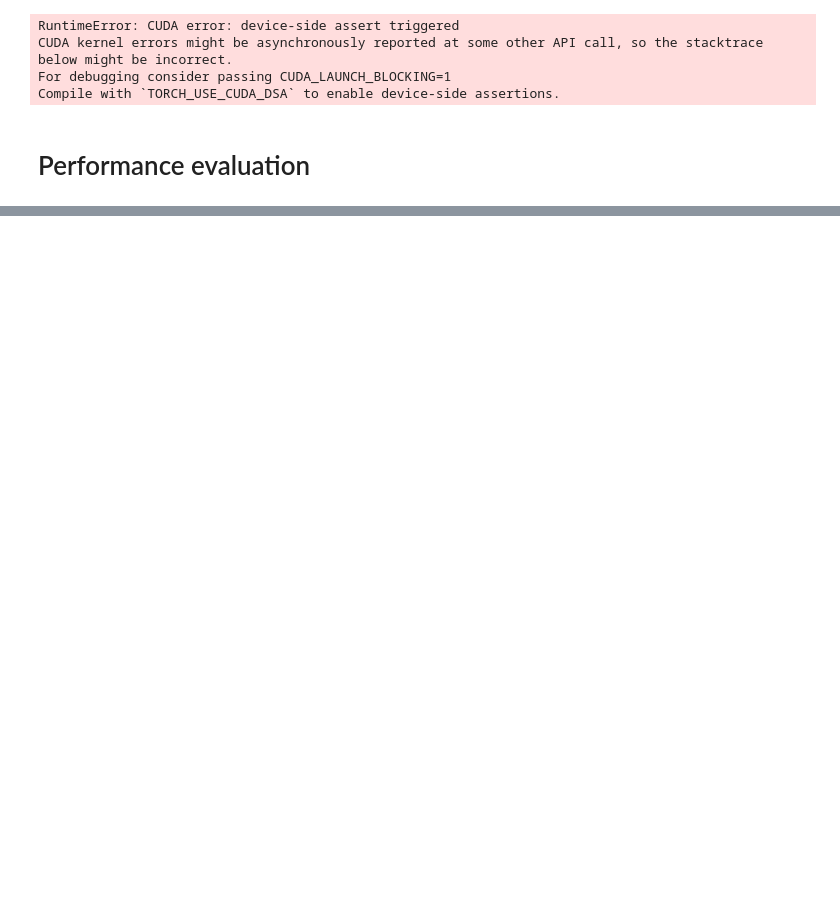
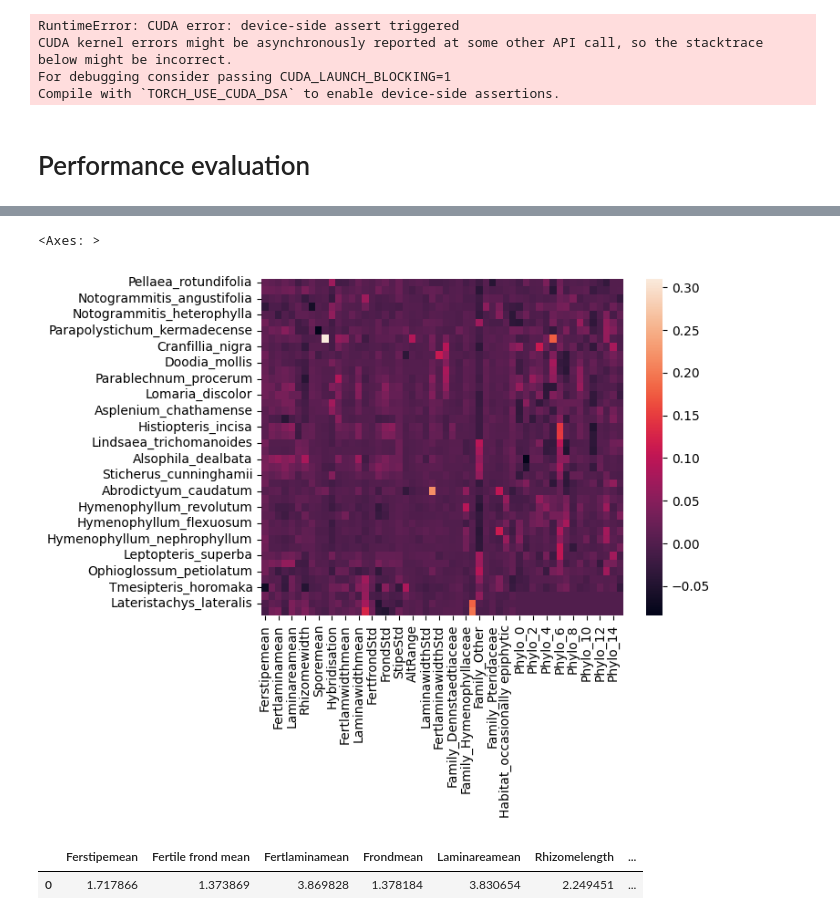
Before and after one commit to simone7monaco/newzeland-plants, a Jupyter notebook: new_dataset.ipynb, the cells around one changed output, grey strips where cells are left out. Saved outputs shown, nothing was run; the diff lists cells and outputs as text; code cells hidden in the pictures; blank space fills up the shorter version.

```diff
--- a/data/new_dataset.ipynb
+++ b/new_dataset.ipynb
@@ -690,0 +1050,11 @@ with torch.no_grad():
+# %%
+import pandas as pd
+sns.heatmap(
+# %% [output]
+<Axes: >
+[figure, added]
+# %%
+scaled_std[~scaled_std.index.str.endswith('Std')].to_frame().T
+# %% [output]
+|  | Ferstipemean | Fertile frond mean | Fertlaminamean | Frondmean | Laminareamean | Rhizomelength | ... |
+| 0 | 1.717866 | 1.373869 | 3.869828 | 1.378184 | 3.830654 | 2.249451 | ... |
```
Also changed, not shown: parts of 42 cells of this notebook, 13 other files.
